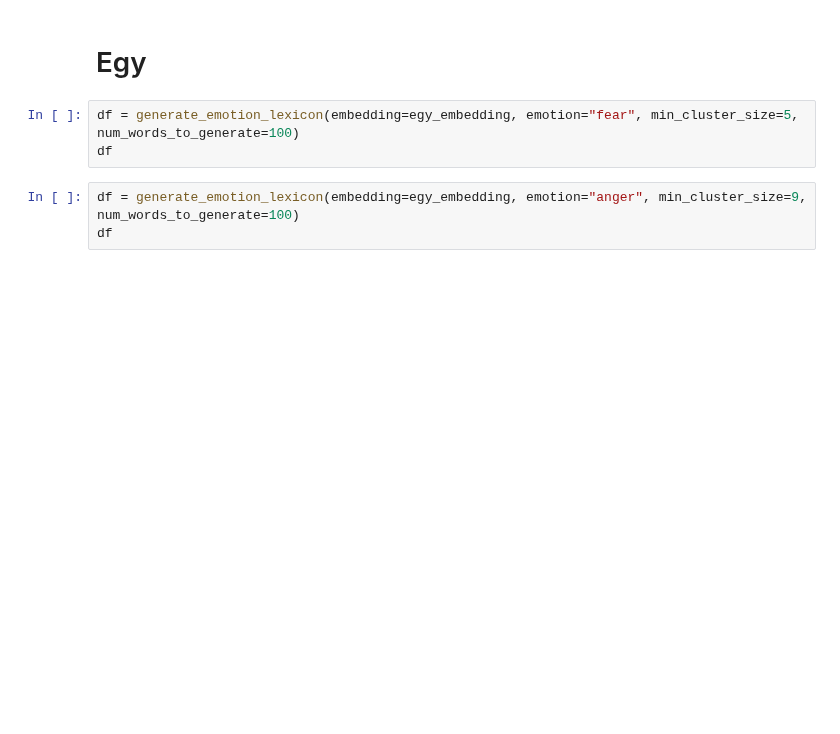
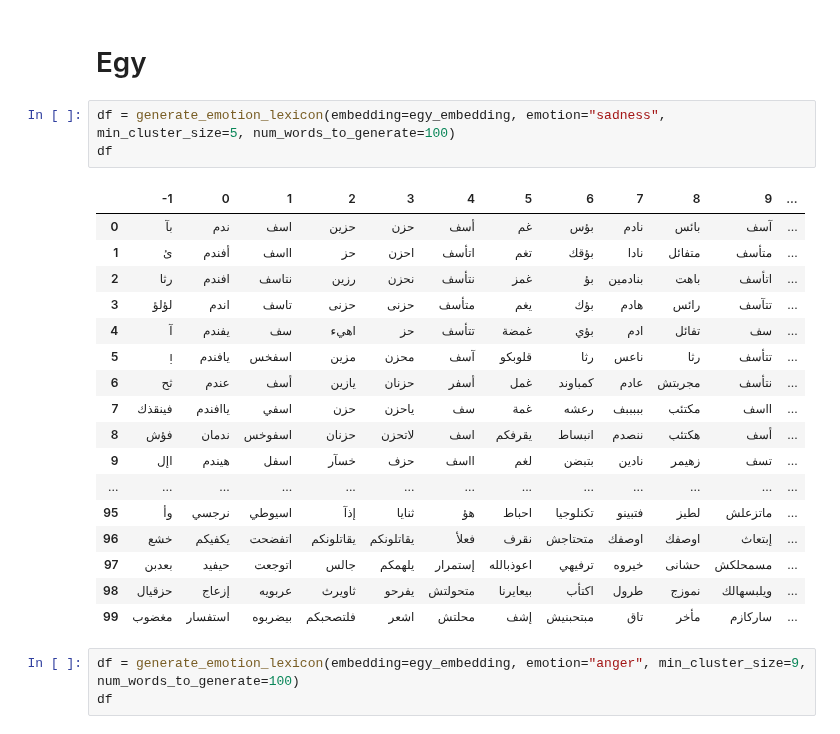
Before and after one commit to d7miiZ/Dialect-Graduation-Project, a Jupyter notebook: code/embeddings_idea/find_centroids.ipynb, the cells around one changed output. Drawn from its saved outputs; the diff is of its cells as text; blank space fills up the shorter version.

```diff
--- a/code/embeddings_idea/find_centroids.ipynb
+++ b/code/embeddings_idea/find_centroids.ipynb
@@ -130,8 +135,26 @@ df
 # %% [markdown]
 # Egy
 # %%
-df = generate_emotion_lexicon(embedding=egy_embedding, emotion="fear", min_cluster_size=5, num_words_to_generate=100)
+df = generate_emotion_lexicon(embedding=egy_embedding, emotion="sadness", min_cluster_size=5, num_words_to_generate=100)
 df
+# %% [output]
+|  | -1 | 0 | 1 | 2 | 3 | 4 | 5 | 6 | 7 | 8 | 9 | ... |
+| 0 | بآ | ندم | اسف | حزين | حزن | أسف | غم | بؤس | نادم | بائس | آسف | ... |
+| 1 | ئ | أفندم | ااسف | حز | احزن | اتأسف | تغم | بؤقك | نادا | متفائل | متأسف | ... |
+| 2 | رثا | افندم | نتاسف | رزين | نحزن | نتأسف | غمز | بؤ | بنادمين | باهت | اتأسف | ... |
+| 3 | لؤلؤ | اندم | تاسف | حزنى | حزنى | متأسف | يغم | بؤك | هادم | رائس | تتآسف | ... |
+| 4 | آ | يفندم | سف | اهيء | حز | تتأسف | غمضة | بؤي | ادم | تفائل | سف | ... |
+| 5 | ᴉ | يافندم | اسفخس | مزين | محزن | آسف | قلوبكو | رثا | ناعس | رثا | تتأسف | ... |
+| 6 | ثح | عندم | أسف | يازين | حزنان | أسفر | غمل | كمباوند | عادم | مجربتش | نتأسف | ... |
+| 7 | فينقذك | ياافندم | اسفي | حزن | ياحزن | سف | غمة | رعشه | بببببف | مكتئب | ااسف | ... |
+| 8 | فؤش | ندمان | اسفوخس | حزنان | لاتحزن | اسف | يقرفكم | انبساط | ننصدم | هكتئب | أسف | ... |
+| 9 | اإل | هيندم | اسفل | خسآر | حزف | ااسف | لغم | بتبضن | نادين | زهيمر | تسف | ... |
+| ... | ... | ... | ... | ... | ... | ... | ... | ... | ... | ... | ... | ... |
+| 95 | وأ | نرجسي | اسيوطي | إذآ | ثنايا | هؤ | احباط | تكنلوجيا | فتبينو | لطيز | ماتزعلش | ... |
+| 96 | خشع | يكفيكم | اتفضحت | يقاتلونكم | يقاتلونكم | فعلأ | نقرف | متحتاجش | اوصفك | اوصفك | إبتعاث | ... |
+| 97 | بعدبن | حيفيد | اتوجعت | جالس | يلهمكم | إستمرار | اعوذبالله | ترفيهي | خيروه | حشانى | مسمحلكش | ... |
+| 98 | حزقيال | إزعاج | عربويه | ثاويرث | يفرحو | متحولتش | بيعايرنا | اكتأب | طرول | نموزج | ويلبسهالك | ... |
+| 99 | مغضوب | استفسار | بيضربوه | فلتصحبكم | اشعر | محلتش | إشف | مبتحبنيش | تاق | مأخر | ساركازم | ... |
 # %%
 df = generate_emotion_lexicon(embedding=egy_embedding, emotion="anger", min_cluster_size=9, num_words_to_generate=100)
 df
```
Also changed, not shown: parts of 3 cells of this notebook, 2 other files.
